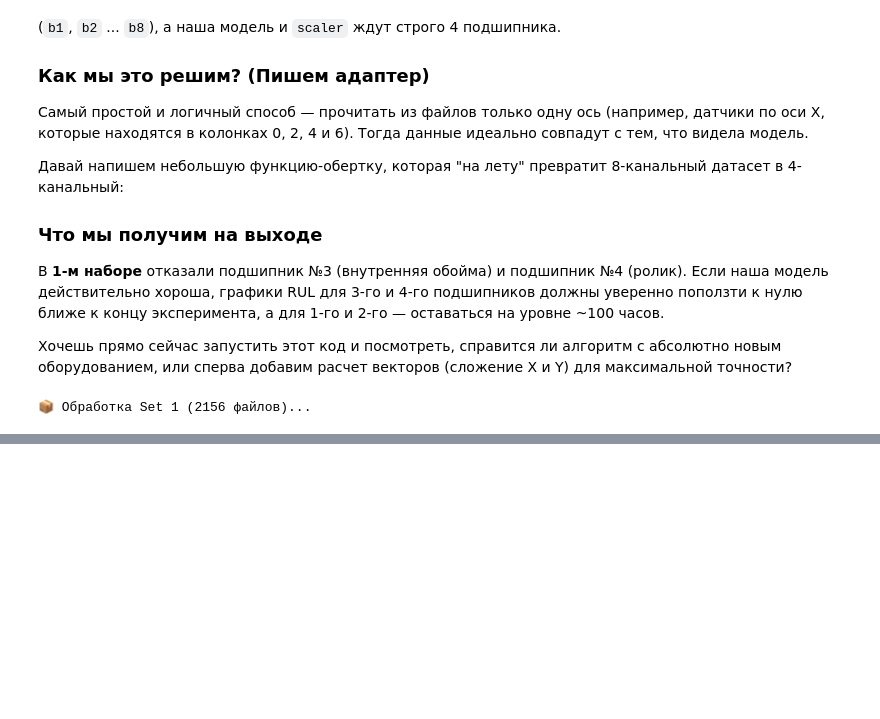
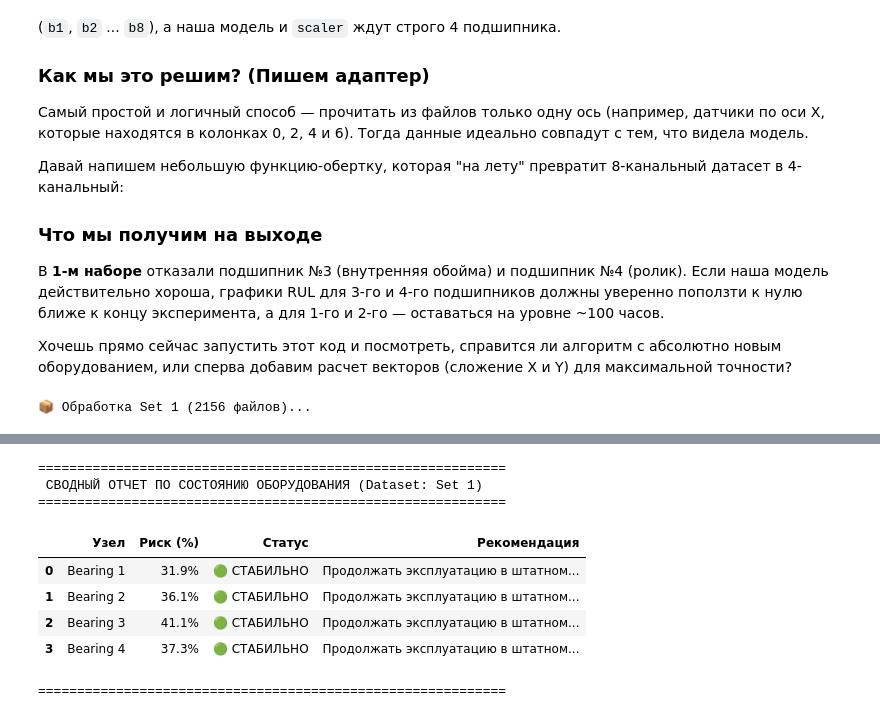
Before and after one commit to czeberyak/industrial-health-index-pdm, a Jupyter notebook: notebooks/BearingHealth Predictor.ipynb, the cells around one changed output, grey strips where cells are left out. Cells and saved outputs as stored; diff of their text form; code cells hidden in the pictures; blank space fills up the shorter version.

```diff
--- a/notebooks/BearingHealth Predictor.ipynb
+++ b/notebooks/BearingHealth Predictor.ipynb
@@ -617,0 +1038,48 @@ plot_set1_predictions_fixed(df_test1, model, scaler)
+# %%
+def generate_final_report(reports):
+    print("="*60)
+    print(f" СВОДНЫЙ ОТЧЕТ ПО СОСТОЯНИЮ ОБОРУДОВАНИЯ (Dataset: Set 1) ")
+    print("="*60)
+
+    summary_data = []
+
+    for rep in reports:
+        last_risk = rep['risk_history'][-1]
+
+        # Применяем твою логику порогов
+        if last_risk < 0.5:
+            status = "🟢 СТАБИЛЬНО"
+            recommendation = "Плановое ТО"
+            action = "Продолжать эксплуатацию в штатном режиме."
+        elif 0.5 <= last_risk < 0.7:
+            status = "🟡 ВНИМАНИЕ"
+            recommendation = "Учащенный мониторинг"
+            action = "Проверить уровень смазки, запланировать вибродиагностику."
+        else:
+            status = "🔴 КРИТИЧЕСКИ"
+            recommendation = "СРОЧНАЯ ОСТАНОВКА"
+            action = "Высокий риск разрушения. Замена узла в течение 24 часов."
+
+        summary_data.append({
+            'Узел': rep['bearing'],
+            'Риск (%)': f"{last_risk*100:.1f}%",
+            'Статус': status,
+            'Рекомендация': action
+        })
+
+    # Вывод в виде красивой таблицы
+    df_report = pd.DataFrame(summary_data)
+    display(df_report)
+    print("="*60)
+
+generate_final_report(reports)
+# %% [output]
+============================================================
+ СВОДНЫЙ ОТЧЕТ ПО СОСТОЯНИЮ ОБОРУДОВАНИЯ (Dataset: Set 1)
+============================================================
+|  | Узел | Риск (%) | Статус | Рекомендация |
+| 0 | Bearing 1 | 31.9% | 🟢 СТАБИЛЬНО | Продолжать эксплуатацию в штатном... |
+| 1 | Bearing 2 | 36.1% | 🟢 СТАБИЛЬНО | Продолжать эксплуатацию в штатном... |
+| 2 | Bearing 3 | 41.1% | 🟢 СТАБИЛЬНО | Продолжать эксплуатацию в штатном... |
+| 3 | Bearing 4 | 37.3% | 🟢 СТАБИЛЬНО | Продолжать эксплуатацию в штатном... |
+============================================================
```
Also changed, not shown: parts of 18 cells of this notebook, 3 other files.
